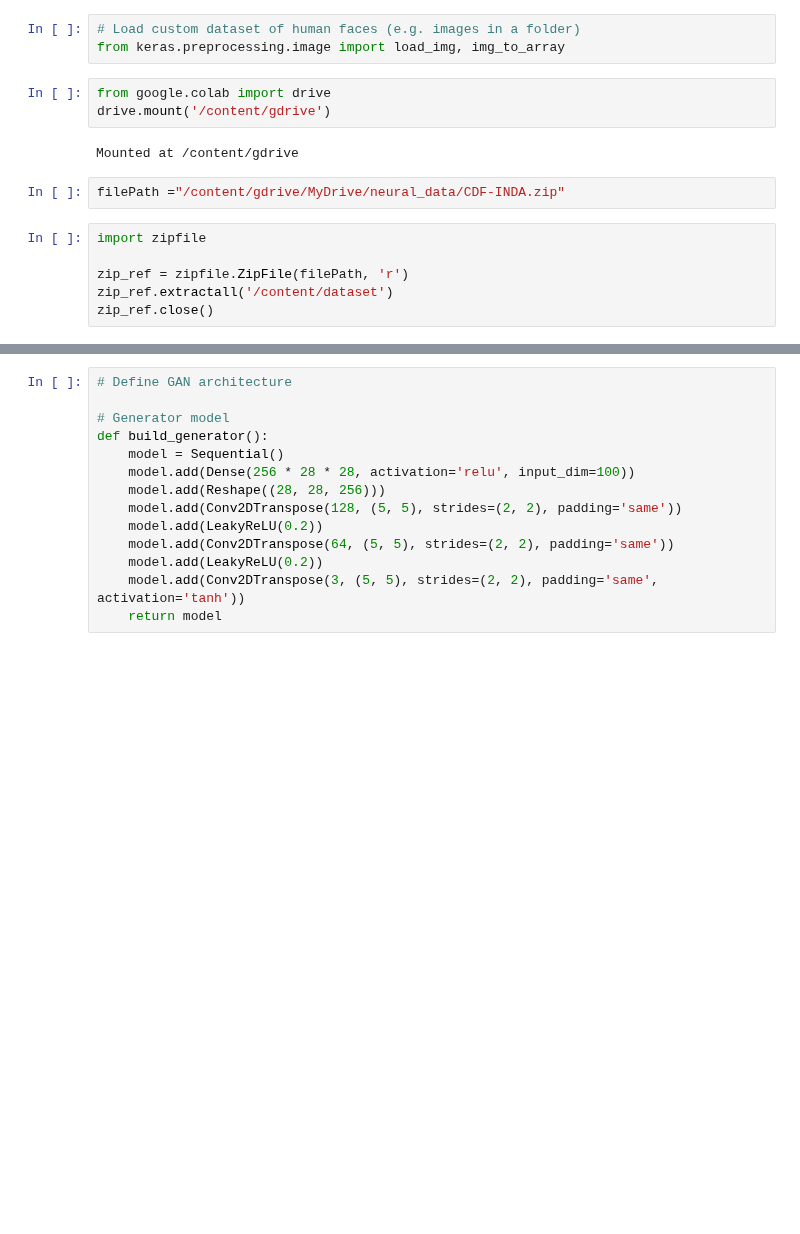
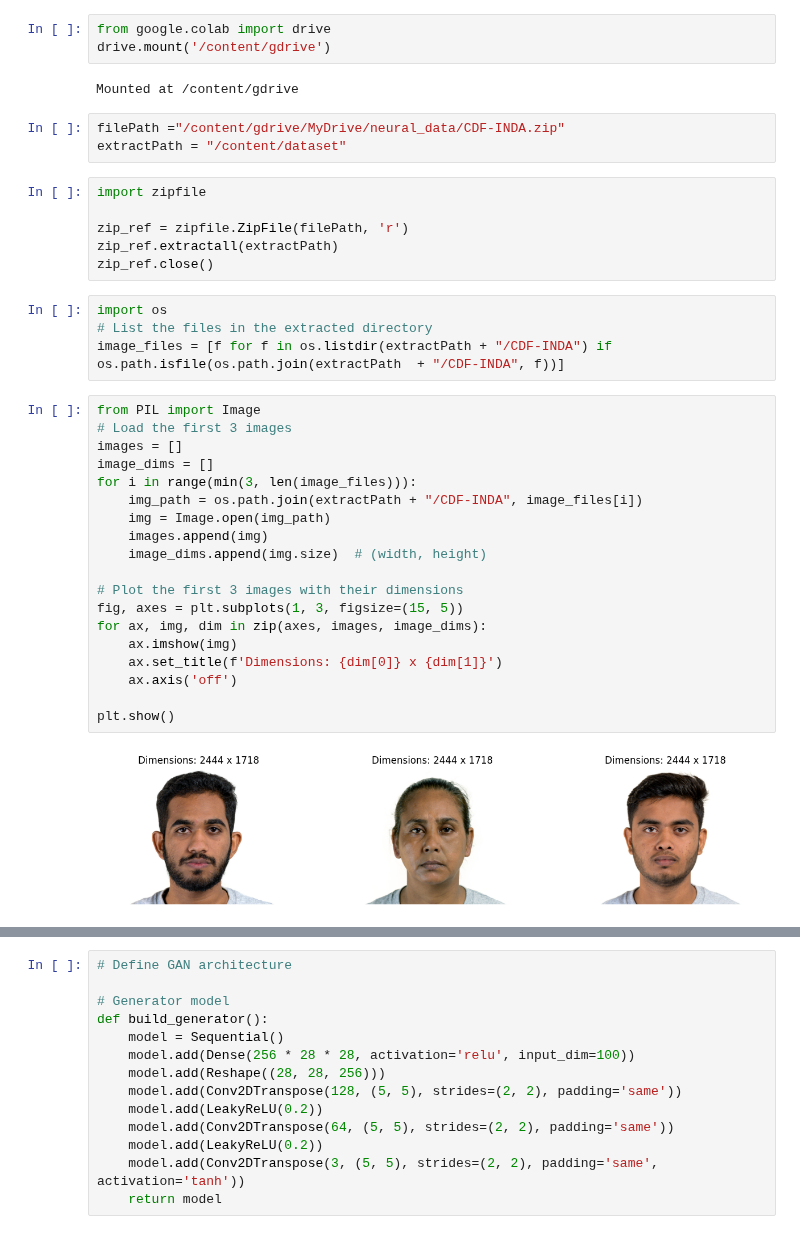
Before and after one commit to gc2321/3546-Deep-Learning, a Jupyter notebook: gan/inda_gan_train_2.ipynb, the cells around one changed output, grey strips where cells are left out. Cells and saved outputs as stored; diff of their text form; blank space fills up the shorter version.

```diff
--- a/gan/inda_gan_train_2.ipynb
+++ b/gan/inda_gan_train_2.ipynb
@@ -10,6 +11,3 @@ from keras.preprocessing.image import ImageDataGenerator
-# %%
-# Load custom dataset of human faces (e.g. images in a folder)
-from keras.preprocessing.image import load_img, img_to_array
 # %%
 from google.colab import drive
 drive.mount('/content/gdrive')
@@ -17,12 +15,38 @@ drive.mount('/content/gdrive')
 Mounted at /content/gdrive
 # %%
 filePath ="/content/gdrive/MyDrive/neural_data/CDF-INDA.zip"
+extractPath = "/content/dataset"
 # %%
 import zipfile
 
 zip_ref = zipfile.ZipFile(filePath, 'r')
-zip_ref.extractall('/content/dataset')
+zip_ref.extractall(extractPath)
 zip_ref.close()
+# %%
+import os
+# List the files in the extracted directory
+image_files = [f for f in os.listdir(extractPath + "/CDF-INDA") if os.path.isfile(os.path.join(extractPath  + "/CDF-INDA", f))]
+# %%
+from PIL import Image
+# Load the first 3 images
+images = []
+image_dims = []
+for i in range(min(3, len(image_files))):
+    img_path = os.path.join(extractPath + "/CDF-INDA", image_files[i])
+    img = Image.open(img_path)
+    images.append(img)
+    image_dims.append(img.size)  # (width, height)
+
+# Plot the first 3 images with their dimensions
+fig, axes = plt.subplots(1, 3, figsize=(15, 5))
+for ax, img, dim in zip(axes, images, image_dims):
+    ax.imshow(img)
+    ax.set_title(f'Dimensions: {dim[0]} x {dim[1]}')
+    ax.axis('off')
+
+plt.show()
+# %% [output]
+[figure, added]
 # %%
 # Define the path to the extracted data
 data_path = "/content/dataset/"
```
Also changed, not shown: parts of 3 cells of this notebook.
